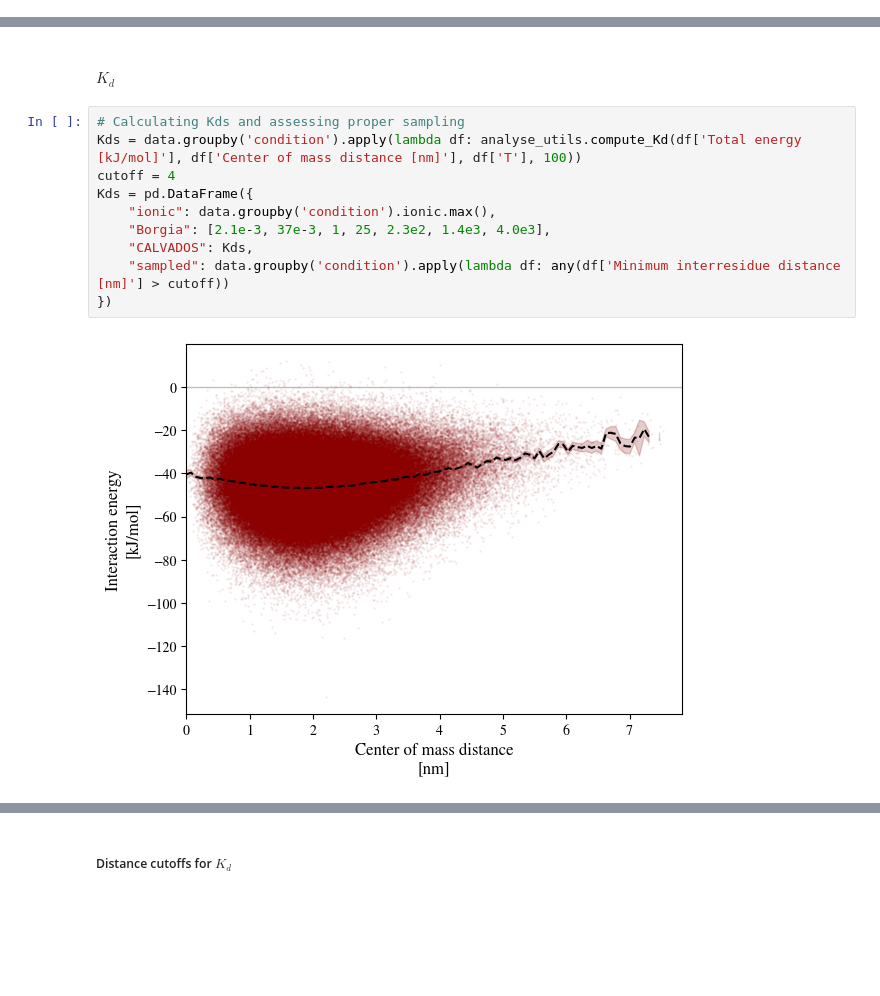
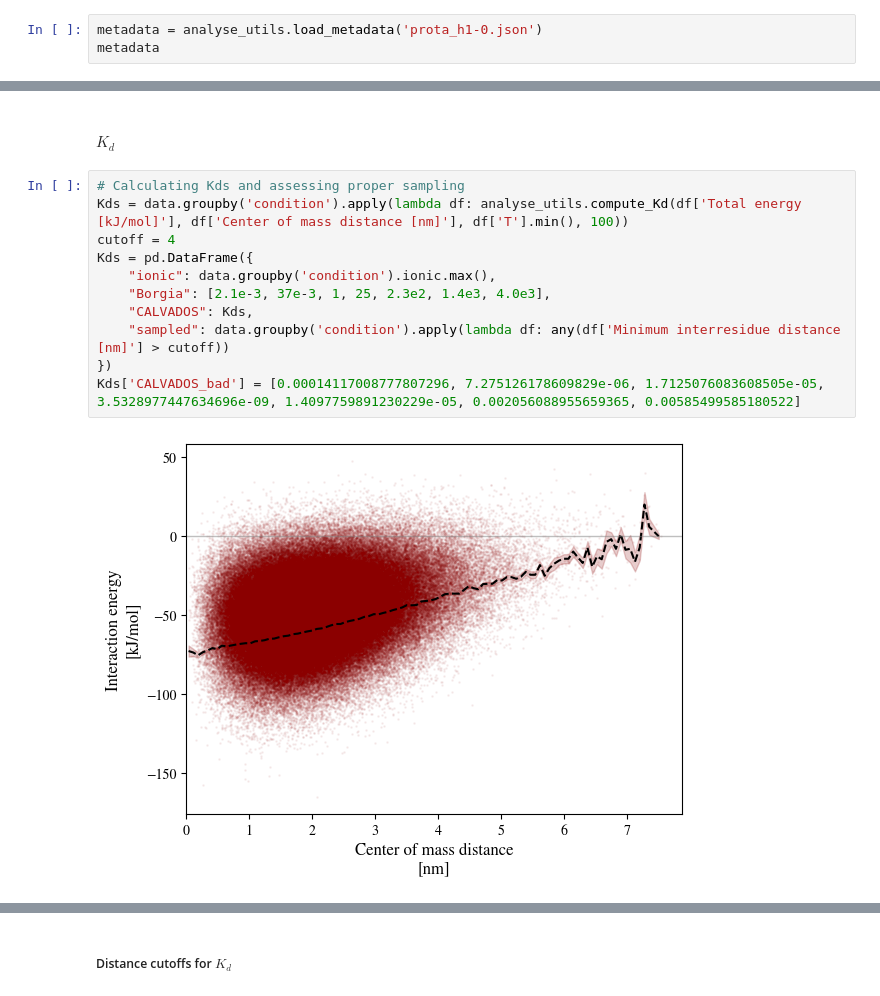
Before and after one commit to frederikespersen/OrthoIDP, a Jupyter notebook: exp/prota_h1-0/prota_h1-0.ipynb, the cells around one changed output, grey strips where cells are left out. Saved outputs shown, nothing was run; the diff lists cells and outputs as text; blank space fills up the shorter version.

```diff
--- a/exp/prota_h1-0/prota_h1-0.ipynb
+++ b/exp/prota_h1-0/prota_h1-0.ipynb
@@ -159,0 +162,3 @@ Name: q, dtype: int64
+# %%
+metadata = analyse_utils.load_metadata('prota_h1-0.json')
+metadata
@@ -193,13 +261,14 @@ data
 #### $K_d$
 # %%
 # Calculating Kds and assessing proper sampling
-Kds = data.groupby('condition').apply(lambda df: analyse_utils.compute_Kd(df['Total energy [kJ/mol]'], df['Center of mass distance [nm]'], df['T'], 100))
+Kds = data.groupby('condition').apply(lambda df: analyse_utils.compute_Kd(df['Total energy [kJ/mol]'], df['Center of mass distance [nm]'], df['T'].min(), 100))
 cutoff = 4
 Kds = pd.DataFrame({
     "ionic": data.groupby('condition').ionic.max(),
     "Borgia": [2.1e-3, 37e-3, 1, 25, 2.3e2, 1.4e3, 4.0e3],
     "CALVADOS": Kds,
     "sampled": data.groupby('condition').apply(lambda df: any(df['Minimum interresidue distance [nm]'] > cutoff))
 })
+Kds['CALVADOS_bad'] = [0.00014117008777807296, 7.275126178609829e-06, 1.7125076083608505e-05, 3.5328977447634696e-09, 1.4097759891230229e-05, 0.002056088955659365, 0.00585499585180522]
 # %% [output]
-[figure, old version]
+[figure, new version]
```
Also changed, not shown: parts of 13 cells of this notebook, 7 other files.
